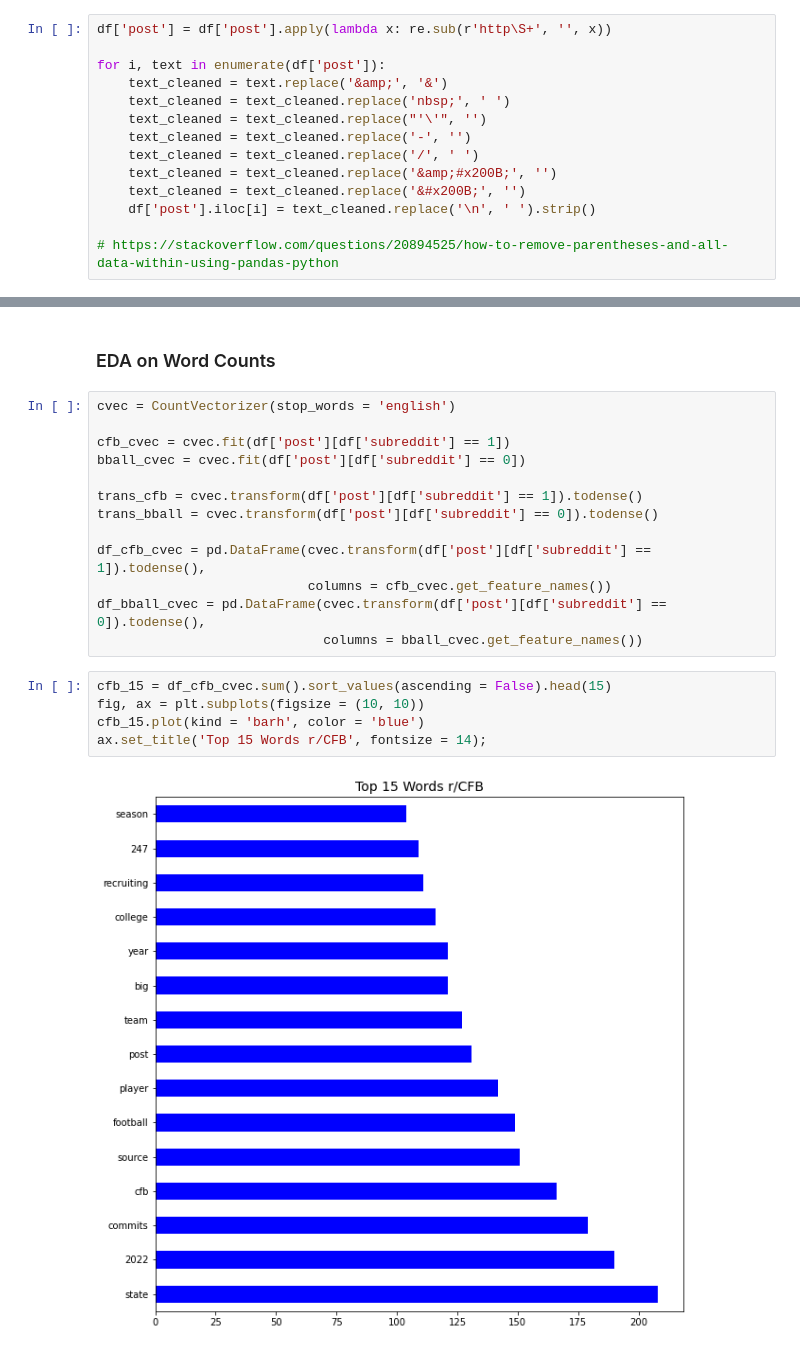
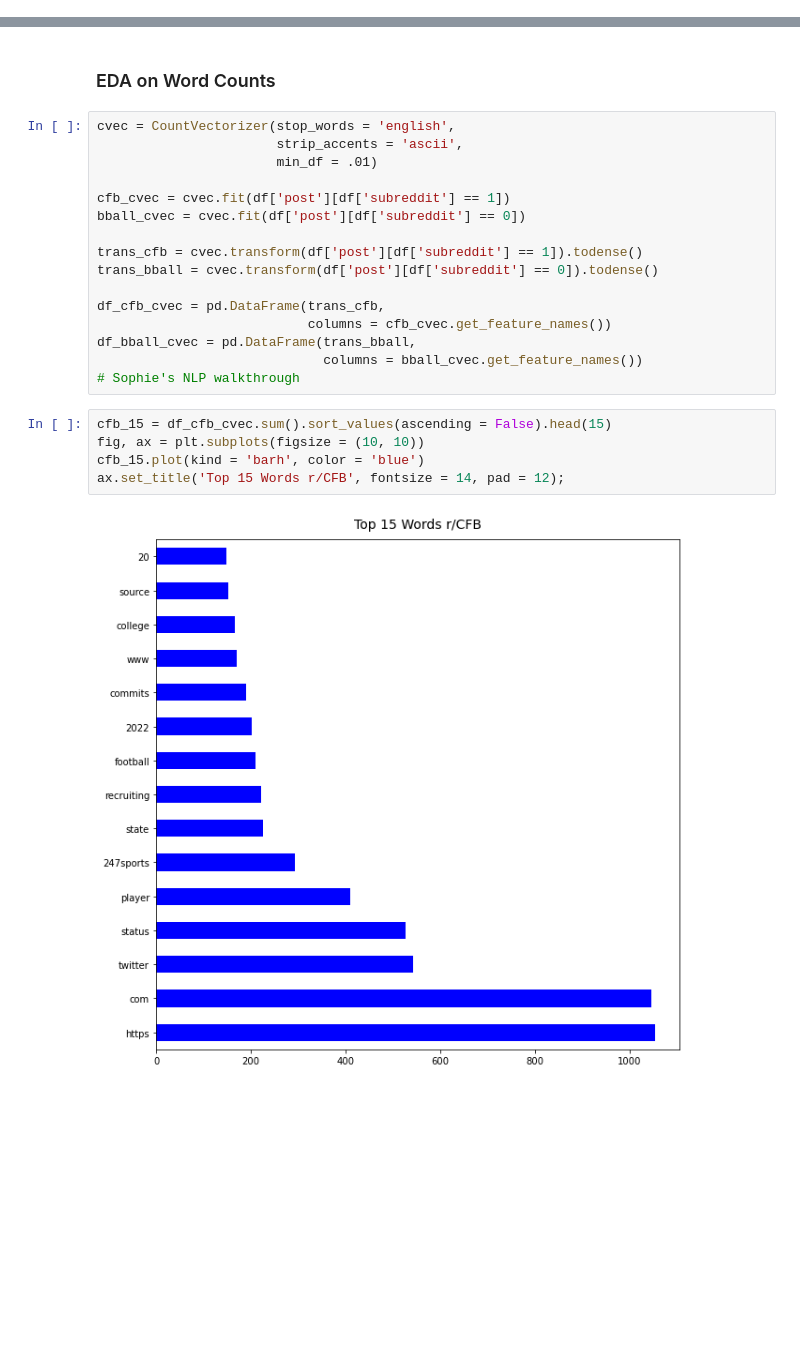
Before and after one commit to anthonyzurke/project-3, a Jupyter notebook: code/Cleaning and EDA.ipynb, the cells around one changed output, grey strips where cells are left out. Saved outputs shown, nothing was run; the diff lists cells and outputs as text; blank space fills up the shorter version.

```diff
--- a/code/Cleaning and EDA.ipynb
+++ b/code/Cleaning and EDA.ipynb
@@ -93,20 +92,6 @@ df['post_length'] = df['post'].str.len()
 df['post_word_count'] = df['post'].str.count(' ') + 1
 # %% [markdown]
 ### Clean Text
-# %%
-df['post'] = df['post'].apply(lambda x: re.sub(r'http\S+', '', x))
-
-for i, text in enumerate(df['post']):
-    text_cleaned = text.replace('&amp;', '&')
-    text_cleaned = text_cleaned.replace('nbsp;', ' ')
-    text_cleaned = text_cleaned.replace("'\'", '')
-    text_cleaned = text_cleaned.replace('-', '')
-    text_cleaned = text_cleaned.replace('/', ' ')
-    text_cleaned = text_cleaned.replace('&amp;#x200B;', '')
-    text_cleaned = text_cleaned.replace('&#x200B;', '')
-    df['post'].iloc[i] = text_cleaned.replace('\n', ' ').strip()
-
-# https://stackoverflow.com/questions/20894525/how-to-remove-parentheses-and-all-data-within-using-pandas-python
 # %% [markdown]
 ### Outliers
 # %%
@@ -189,7 +172,9 @@ df.to_csv('../datasets/cfb_cbball', index = False)
 # %% [markdown]
 ### EDA on Word Counts
 # %%
-cvec = CountVectorizer(stop_words = 'english')
+cvec = CountVectorizer(stop_words = 'english',
+                       strip_accents = 'ascii',
+                       min_df = .01)
 
 cfb_cvec = cvec.fit(df['post'][df['subreddit'] == 1])
 bball_cvec = cvec.fit(df['post'][df['subreddit'] == 0])
@@ -197,17 +182,18 @@ bball_cvec = cvec.fit(df['post'][df['subreddit'] == 0])
 trans_cfb = cvec.transform(df['post'][df['subreddit'] == 1]).todense()
 trans_bball = cvec.transform(df['post'][df['subreddit'] == 0]).todense()
 
-df_cfb_cvec = pd.DataFrame(cvec.transform(df['post'][df['subreddit'] == 1]).todense(),
+df_cfb_cvec = pd.DataFrame(trans_cfb,
                            columns = cfb_cvec.get_feature_names())
-df_bball_cvec = pd.DataFrame(cvec.transform(df['post'][df['subreddit'] == 0]).todense(),
+df_bball_cvec = pd.DataFrame(trans_bball,
                              columns = bball_cvec.get_feature_names())
+# Sophie's NLP walkthrough
 # %%
 cfb_15 = df_cfb_cvec.sum().sort_values(ascending = False).head(15)
 fig, ax = plt.subplots(figsize = (10, 10))
 cfb_15.plot(kind = 'barh', color = 'blue')
-ax.set_title('Top 15 Words r/CFB', fontsize = 14);
+ax.set_title('Top 15 Words r/CFB', fontsize = 14, pad = 12);
 # %% [output]
-[figure, old version]
+[figure, new version]
 # %%
 bball_15 = df_bball_cvec.sum().sort_values(ascending = False).head(15)
 fig, ax = plt.subplots(figsize = (8, 8))
```
Also changed, not shown: parts of 14 cells of this notebook, 2 other files.
